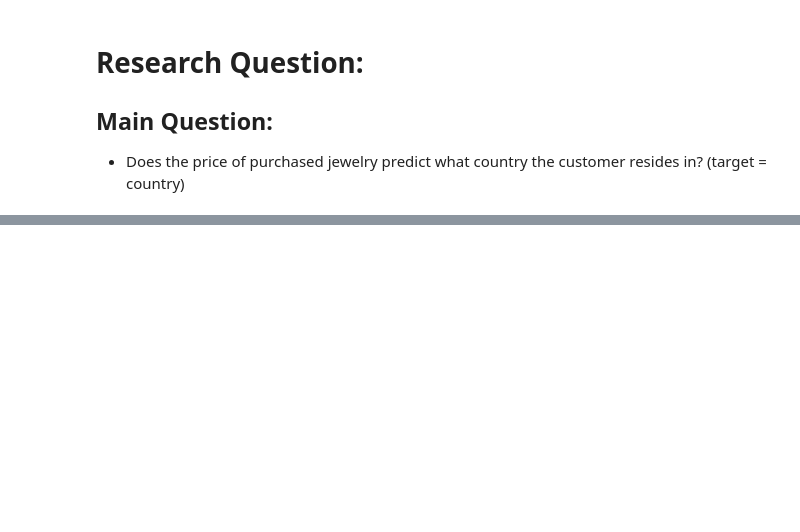
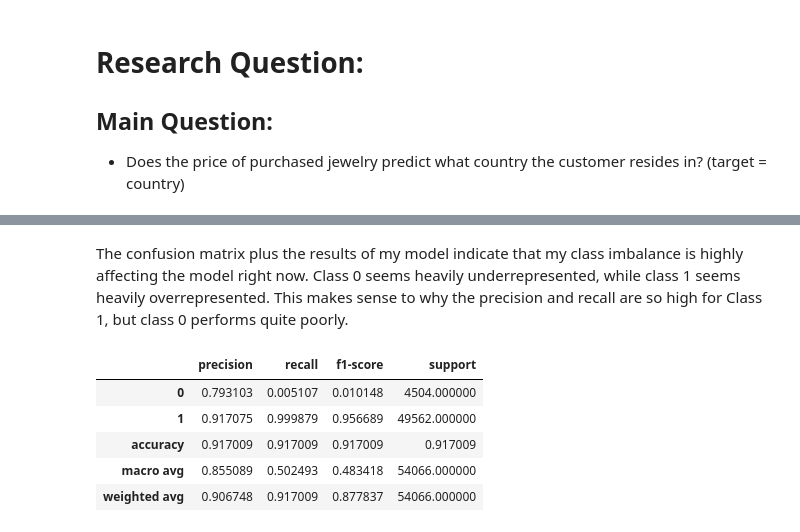
Before and after one commit to 3nikolov/IS597MLC-FinalProj, a Jupyter notebook: IS597MLC-FinalProjectNikolov-SplitData_Model.ipynb, the cells around one changed output, grey strips where cells are left out. Saved outputs shown, nothing was run; the diff lists cells and outputs as text; code cells hidden in the pictures; blank space fills up the shorter version.

```diff
--- a/IS597MLC-FinalProjectNikolov-SplitData_Model.ipynb
+++ b/IS597MLC-FinalProjectNikolov-SplitData_Model.ipynb
@@ -24,0 +67,2 @@ df.head()
+# %%
+DT_model = DecisionTreeClassifier()
@@ -24,0 +141,18 @@ df.head()
+# %% [markdown]
+The confusion matrix plus the results of my model indicate that my class imbalance is highly affecting the model right now. Class 0 seems heavily underrepresented, while class 1 seems heavily overrepresented. This makes sense to why the precision and recall are so high for Class 1, but class 0 performs quite poorly.
+# %%
+# wanted to figure out how to print my results from classification report into a csv: help taken from this thread on
+# Stack Overflow
+#https://stackoverflow.com/questions/39662398/scikit-learn-output-metrics-classification-report-into-csv-tab-delimited-format
+
+# suggestion was to turn it into a dataframe by having the report returned as a dictionary and transposing it
+first_model = classification_report(y_test, y_pred, output_dict=True)
+first_model = pd.DataFrame(first_model).transpose()
+first_model.head()
+# %% [output]
+|  | precision | recall | f1-score | support |
+| 0 | 0.793103 | 0.005107 | 0.010148 | 4504.000000 |
+| 1 | 0.917075 | 0.999879 | 0.956689 | 49562.000000 |
+| accuracy | 0.917009 | 0.917009 | 0.917009 | 0.917009 |
+| macro avg | 0.855089 | 0.502493 | 0.483418 | 54066.000000 |
+| weighted avg | 0.906748 | 0.917009 | 0.877837 | 54066.000000 |
```
Also changed, not shown: parts of 24 cells of this notebook, 1 other file.
